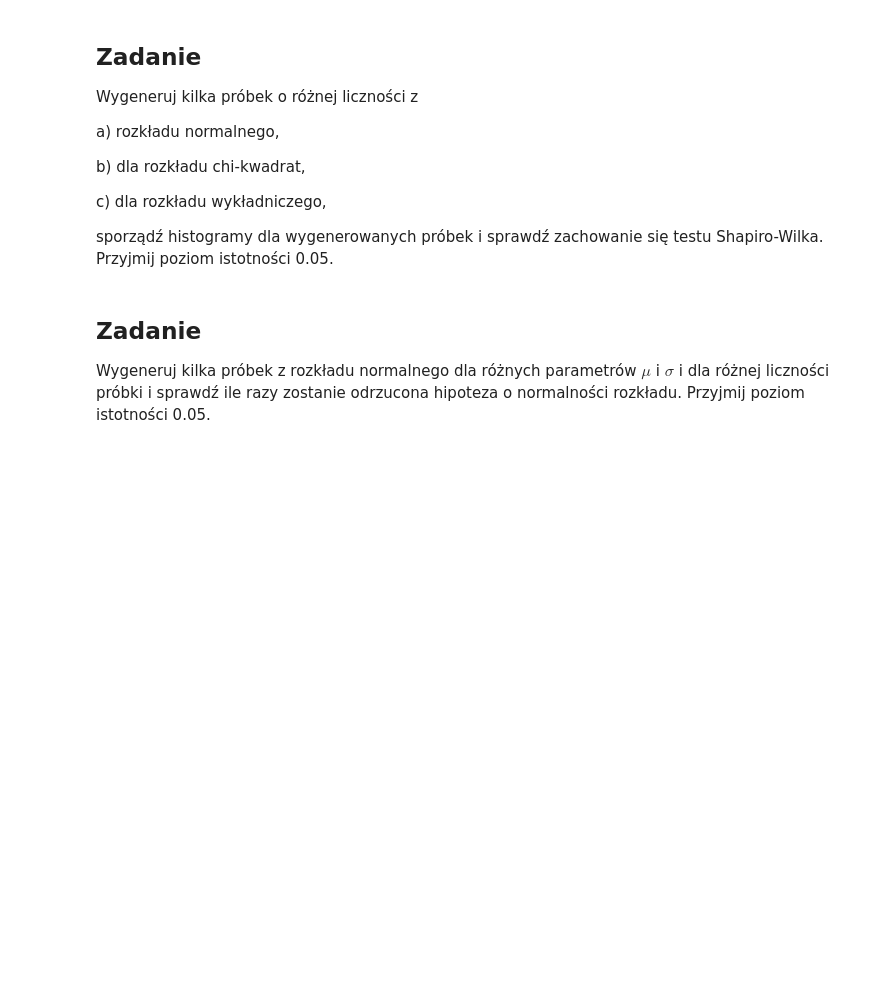
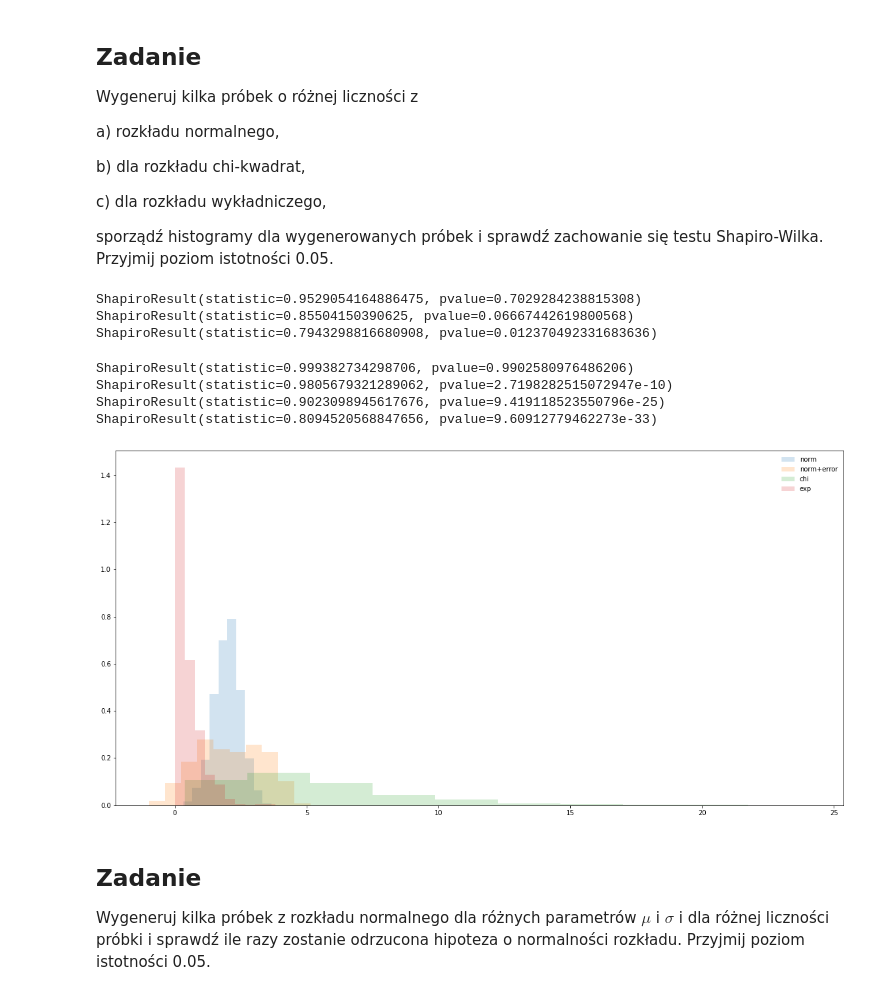
Before and after one commit to mdabrowski-phd/ds250223_stat, a Jupyter notebook: 03_statystyka/04_test_normalnosci.ipynb, the cells around one changed output. Cells and saved outputs as stored; diff of their text form; code cells hidden in the pictures; blank space fills up the shorter version.

```diff
--- a/03_statystyka/04_test_normalnosci.ipynb
+++ b/03_statystyka/04_test_normalnosci.ipynb
@@ -47,6 +45,46 @@ b) dla rozkładu chi-kwadrat,
 c) dla rozkładu wykładniczego,
 
 sporządź histogramy dla wygenerowanych próbek i sprawdź zachowanie się testu Shapiro-Wilka. Przyjmij poziom istotności 0.05.
+# %%
+n = 10
+norm = stats.norm.rvs(size=n, loc=2, scale=0.5)
+print(stats.shapiro(norm))
+chi = stats.chi2.rvs(size=n, df=5)
+print(stats.shapiro(chi))
+exp = stats.expon.rvs(size=n, scale=1/2)
+print(stats.shapiro(exp))
+#dla małych próbek est nie działa dobrze, czasem nie odrzuca tam gdzie powinien
+# %% [output]
+ShapiroResult(statistic=0.9529054164886475, pvalue=0.7029284238815308)
+ShapiroResult(statistic=0.85504150390625, pvalue=0.06667442619800568)
+ShapiroResult(statistic=0.7943298816680908, pvalue=0.012370492331683636)
+# %%
+n = 1000
+norm = stats.norm.rvs(size=n, loc=2, scale=0.5)
+print(stats.shapiro(norm))
+norm2 = stats.norm.rvs(size=n, loc=2, scale=0.5) + stats.uniform.rvs(size=n, loc=-2, scale=4)
+print(stats.shapiro(norm2))
+chi = stats.chi2.rvs(size=n, df=5)
+print(stats.shapiro(chi))
+exp = stats.expon.rvs(size=n, scale=1/2)
+print(stats.shapiro(exp))
+#tu działa bardzo dobrze
+# %% [output]
+ShapiroResult(statistic=0.999382734298706, pvalue=0.9902580976486206)
+ShapiroResult(statistic=0.9805679321289062, pvalue=2.7198282515072947e-10)
+ShapiroResult(statistic=0.9023098945617676, pvalue=9.419118523550796e-25)
+ShapiroResult(statistic=0.8094520568847656, pvalue=9.60912779462273e-33)
+# %%
+fig, ax = plt.subplots(1, 1, figsize=(20, 10))
+
+plt.hist(norm, histtype='stepfilled', alpha=0.2, density=True, label='norm')
+plt.hist(norm2, histtype='stepfilled', alpha=0.2, density=True, label='norm+error')
+plt.hist(chi, histtype='stepfilled', alpha=0.2, density=True, label='chi')
+plt.hist(exp, histtype='stepfilled', alpha=0.2, density=True, label='exp')
+ax.legend(loc='best', frameon=False)
+plt.show()
+# %% [output]
+[figure, added]
 # %% [markdown]
 ## Zadanie
 Wygeneruj kilka próbek z rozkładu normalnego dla różnych parametrów $\mu$ i $\sigma$ i dla różnej liczności próbki i sprawdź ile razy zostanie odrzucona hipoteza o normalności rozkładu. Przyjmij poziom istotności 0.05.
```
Also changed, not shown: parts of 25 cells of this notebook, 2 other files.
